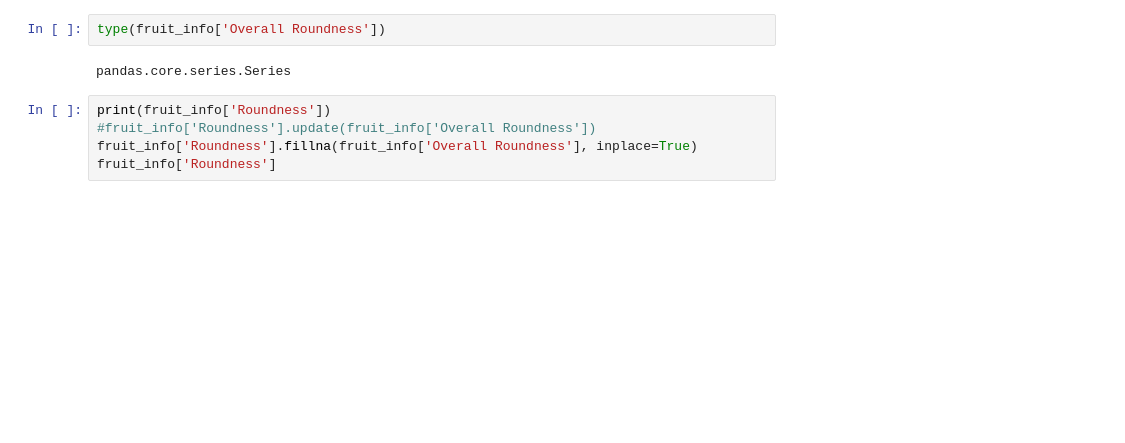
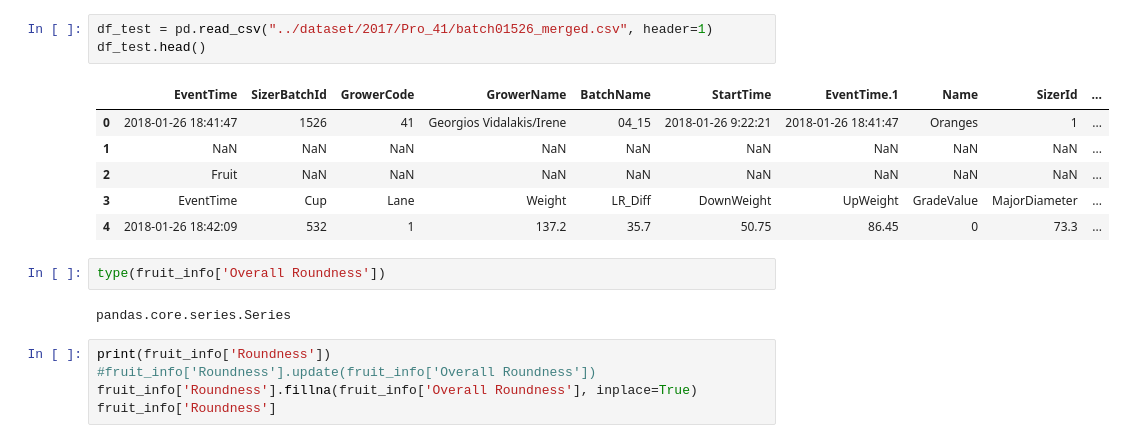
Before and after one commit to Heronalps/LREC_Project, a Jupyter notebook: notebooks/LREC_Project.ipynb, the cells around one changed output. Drawn from its saved outputs; the diff is of its cells as text; blank space fills up the shorter version.

```diff
--- a/notebooks/LREC_Project.ipynb
+++ b/notebooks/LREC_Project.ipynb
@@ -17,3 +22,13 @@ fruit_info.head()
+# %%
+df_test = pd.read_csv("../dataset/2017/Pro_41/batch01526_merged.csv", header=1)
+df_test.head()
+# %% [output]
+|  | EventTime | SizerBatchId | GrowerCode | GrowerName | BatchName | StartTime | EventTime.1 | Name | SizerId | ... |
+| 0 | 2018-01-26 18:41:47 | 1526 | 41 | Georgios Vidalakis/Irene | 04_15 | 2018-01-26 9:22:21 | 2018-01-26 18:41:47 | Oranges | 1 | ... |
+| 1 | NaN | NaN | NaN | NaN | NaN | NaN | NaN | NaN | NaN | ... |
+| 2 | Fruit | NaN | NaN | NaN | NaN | NaN | NaN | NaN | NaN | ... |
+| 3 | EventTime | Cup | Lane | Weight | LR_Diff | DownWeight | UpWeight | GradeValue | MajorDiameter | ... |
+| 4 | 2018-01-26 18:42:09 | 532 | 1 | 137.2 | 35.7 | 50.75 | 86.45 | 0 | 73.3 | ... |
 # %%
 type(fruit_info['Overall Roundness'])
 # %% [output]
```
Also changed, not shown: parts of 18 cells of this notebook, 4 other files.
